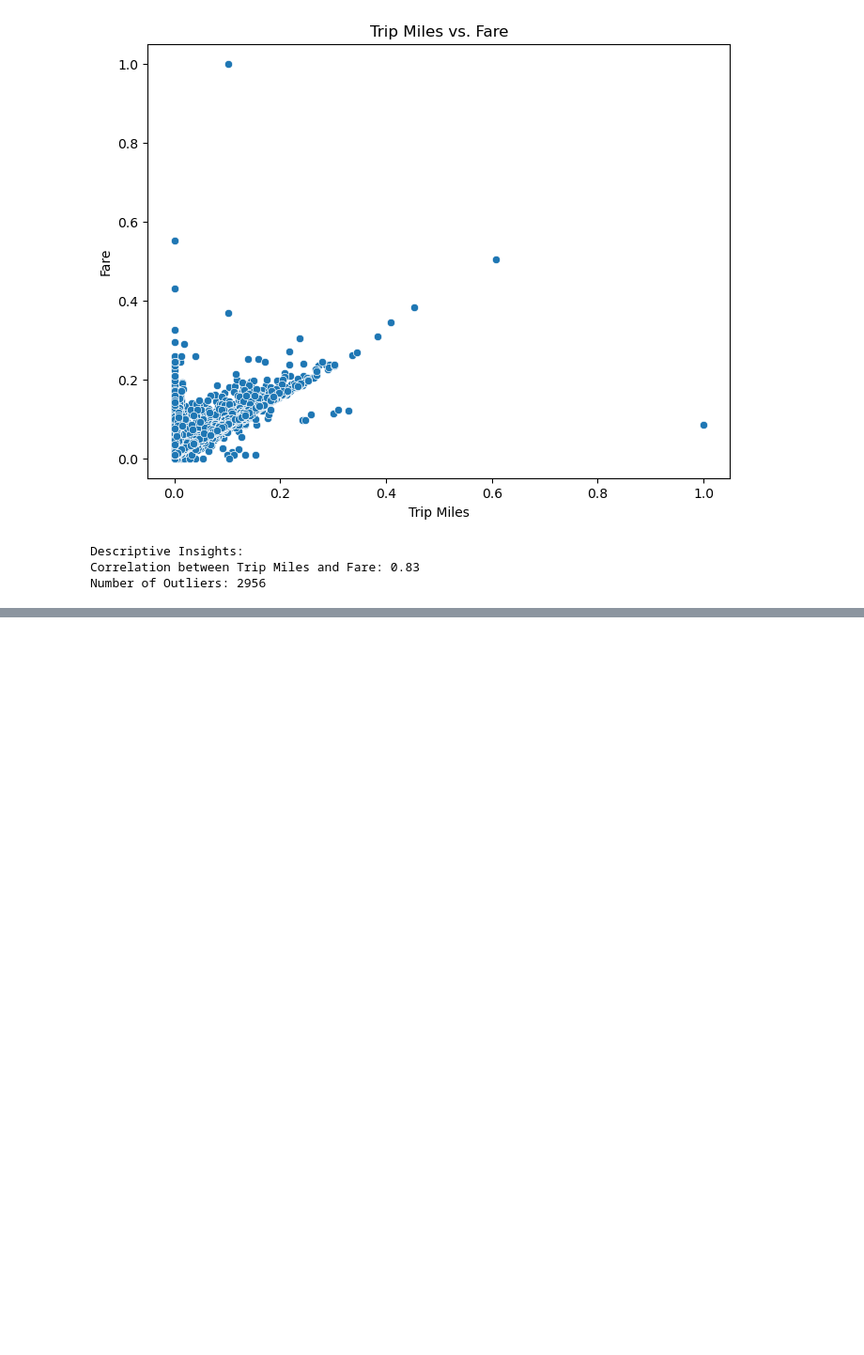
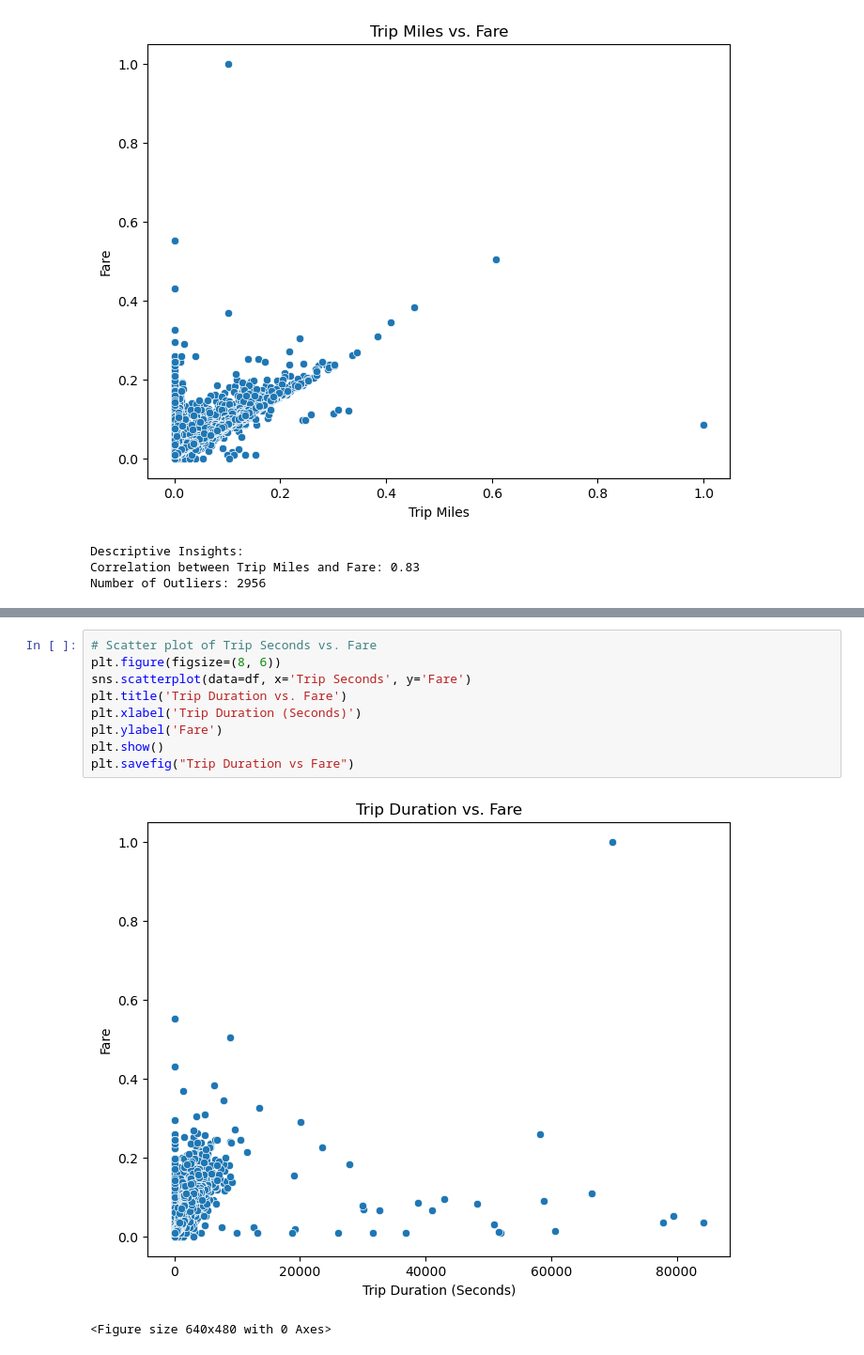
Before and after one commit to FirstNet-Systems-UK/Chicago-Taxi-Trips-Analysis, a Jupyter notebook: Untitled.ipynb, the cells around one changed output, grey strips where cells are left out. Shown: that part at 94% size. Cells and saved outputs as stored; diff of their text form; blank space fills up the shorter version.

```diff
--- a/Untitled.ipynb
+++ b/Untitled.ipynb
@@ -277,0 +459,12 @@ Number of Outliers: 2956
+# %%
+# Scatter plot of Trip Seconds vs. Fare
+plt.figure(figsize=(8, 6))
+sns.scatterplot(data=df, x='Trip Seconds', y='Fare')
+plt.title('Trip Duration vs. Fare')
+plt.xlabel('Trip Duration (Seconds)')
+plt.ylabel('Fare')
+plt.show()
+plt.savefig("Trip Duration vs Fare")
+# %% [output]
+[figure, added]
+<Figure size 640x480 with 0 Axes>
```
Also changed, not shown: parts of 12 cells of this notebook, 3 other files.
